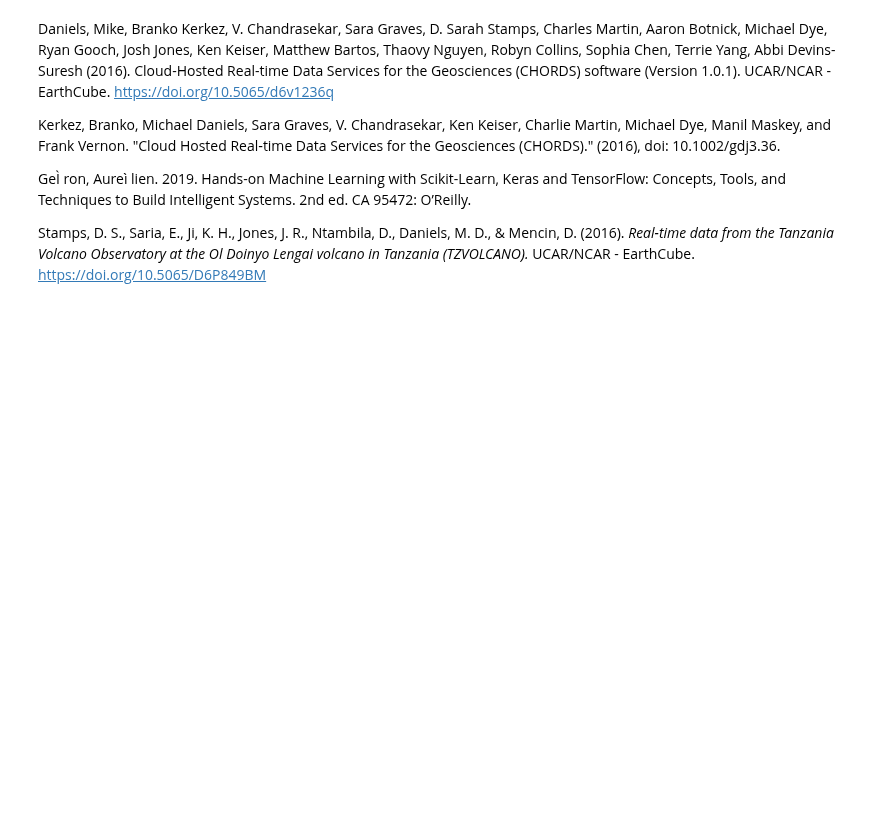
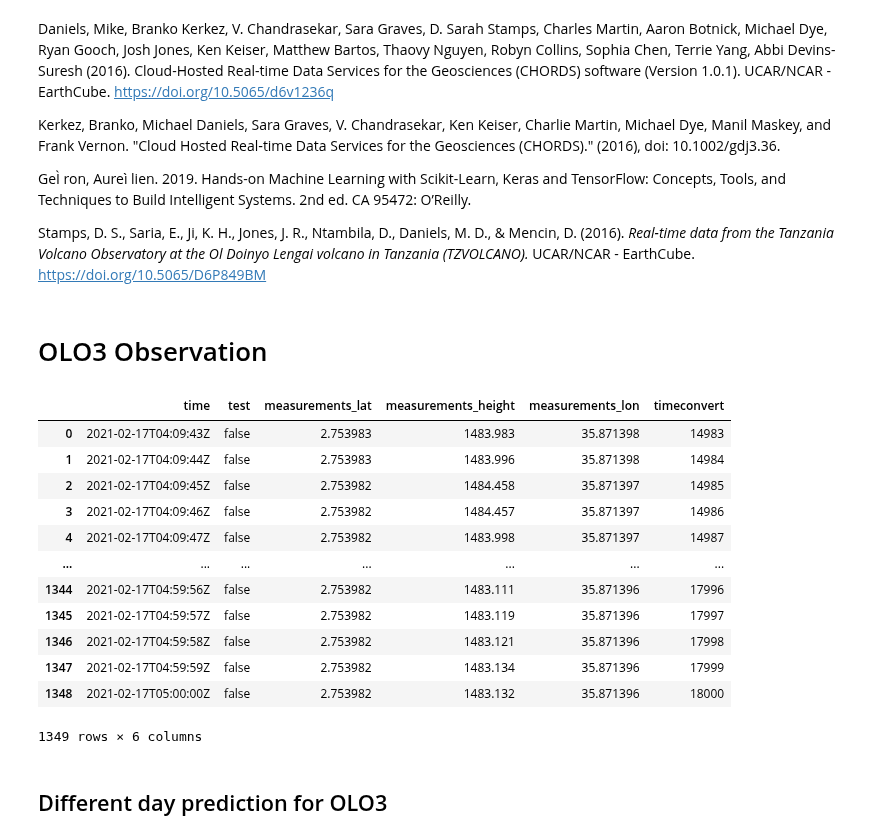
Before and after one commit to mylesm19/Volcanic_Activity_Detection, a Jupyter notebook: MM_01_Volcanic_activity_detection_and_noise_characterization_using_machine_learning.ipynb, the cells around one changed output. Saved outputs shown, nothing was run; the diff lists cells and outputs as text; code cells hidden in the pictures; blank space fills up the shorter version.

```diff
--- a/MM_01_Volcanic_activity_detection_and_noise_characterization_using_machine_learning.ipynb
+++ b/MM_01_Volcanic_activity_detection_and_noise_characterization_using_machine_learning.ipynb
@@ -98,3 +98,12 @@ with open('OLO1_12_16_20.geojson', 'r', encoding="utf-8") as infile:
 
 with open('OLO1_4_16_21.geojson', 'r', encoding="utf-8") as infile:
     tz2List = json.load(infile)
+
+#OLO3 imports
+#Import for JSON files for manipulation
+
+with open('OLO3_2_16_21.geojson', 'r', encoding="utf-8") as infile:
+    tz3List = json.load(infile)
+
+with open('OLO3_5_16_21.geojson', 'r', encoding="utf-8") as infile:
+    tz4List = json.load(infile)
@@ -103,7 +130,7 @@ with open('OLO1_4_16_21.geojson', 'r', encoding="utf-8") as infile:
 # %%
 #Convert both JSON's into  a partially-flattened pandas DataFrame
 tzDF =  pd.json_normalize(tzList["features"][0]["properties"]["data"], sep='_')
-tz2DF =  pd.json_normalize(tzList["features"][0]["properties"]["data"], sep='_')
-#Overview of numerical elements of the data
-print(tzDF.describe())
-tzDF
+tz2DF =  pd.json_normalize(tz2List["features"][0]["properties"]["data"], sep='_')
+tz3DF = pd.json_normalize(tz3List["features"][0]["properties"]["data"], sep='_')
+#tz4DF = pd.json_normalize(tz4List["features"][0]["properties"]["data"], sep='_')
+#Overview of numerical elements of the datat
@@ -143,4 +147,6 @@ def timeconvertfunc(timestamp):
   return ts
 #Applying above method to the two data frames
 tzDF["timeconvert"] = tzDF["time"].apply(timeconvertfunc)
-tz2DF["timeconvert"] = tzDF["time"].apply(timeconvertfunc)
+tz2DF["timeconvert"] = tz2DF["time"].apply(timeconvertfunc)
+tz3DF["timeconvert"] = tz3DF["time"].apply(timeconvertfunc)
+tz4DF["timeconvert"] = tz4DF["time"].apply(timeconvertfunc)
@@ -519,3 +491,24 @@ Kerkez, Branko, Michael Daniels, Sara Graves, V. Chandrasekar, Ken Keiser, Charl
 GeÌ ron, Aureì lien. 2019. Hands-on Machine Learning with Scikit-Learn, Keras and TensorFlow: Concepts, Tools, and Techniques to Build Intelligent Systems. 2nd ed. CA 95472: O’Reilly.
 
 Stamps, D. S., Saria, E., Ji, K. H., Jones, J. R., Ntambila, D., Daniels, M. D., &amp; Mencin, D. (2016). <i>Real-time data from the Tanzania Volcano Observatory at the Ol Doinyo Lengai volcano in Tanzania (TZVOLCANO).</i> UCAR/NCAR - EarthCube. https://doi.org/10.5065/D6P849BM
+# %% [markdown]
+# OLO3 Observation
+# %%
+#2/16/21
+tz3DF
+# %% [output]
+|  | time | test | measurements_lat | measurements_height | measurements_lon | timeconvert |
+| 0 | 2021-02-17T04:09:43Z | false | 2.753983 | 1483.983 | 35.871398 | 14983 |
+| 1 | 2021-02-17T04:09:44Z | false | 2.753983 | 1483.996 | 35.871398 | 14984 |
+| 2 | 2021-02-17T04:09:45Z | false | 2.753982 | 1484.458 | 35.871397 | 14985 |
+| 3 | 2021-02-17T04:09:46Z | false | 2.753982 | 1484.457 | 35.871397 | 14986 |
+| 4 | 2021-02-17T04:09:47Z | false | 2.753982 | 1483.998 | 35.871397 | 14987 |
+| ... | ... | ... | ... | ... | ... | ... |
+| 1344 | 2021-02-17T04:59:56Z | false | 2.753982 | 1483.111 | 35.871396 | 17996 |
+| 1345 | 2021-02-17T04:59:57Z | false | 2.753982 | 1483.119 | 35.871396 | 17997 |
+| 1346 | 2021-02-17T04:59:58Z | false | 2.753982 | 1483.121 | 35.871396 | 17998 |
+| 1347 | 2021-02-17T04:59:59Z | false | 2.753982 | 1483.134 | 35.871396 | 17999 |
+| 1348 | 2021-02-17T05:00:00Z | false | 2.753982 | 1483.132 | 35.871396 | 18000 |
+1349 rows × 6 columns
+# %% [markdown]
+## Different day prediction for OLO3
```
Also changed, not shown: parts of 30 cells of this notebook.
